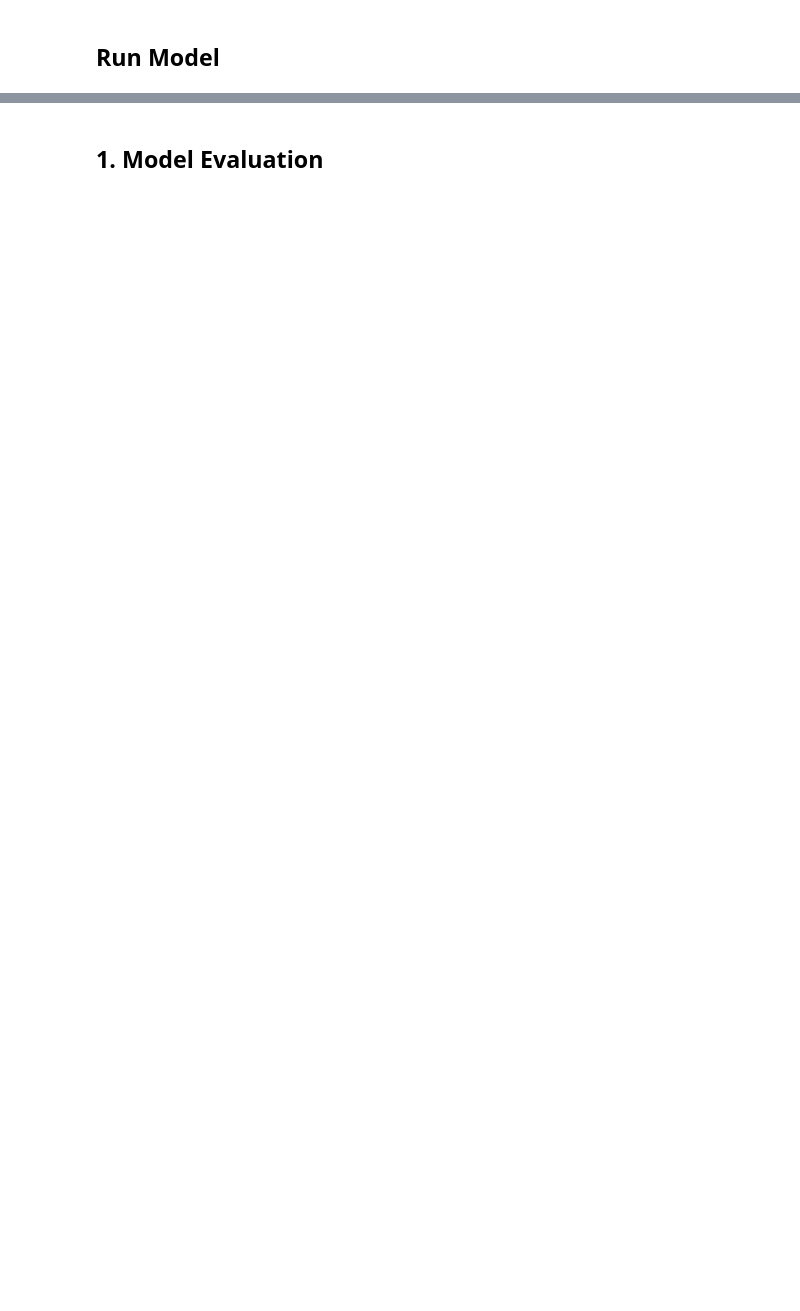
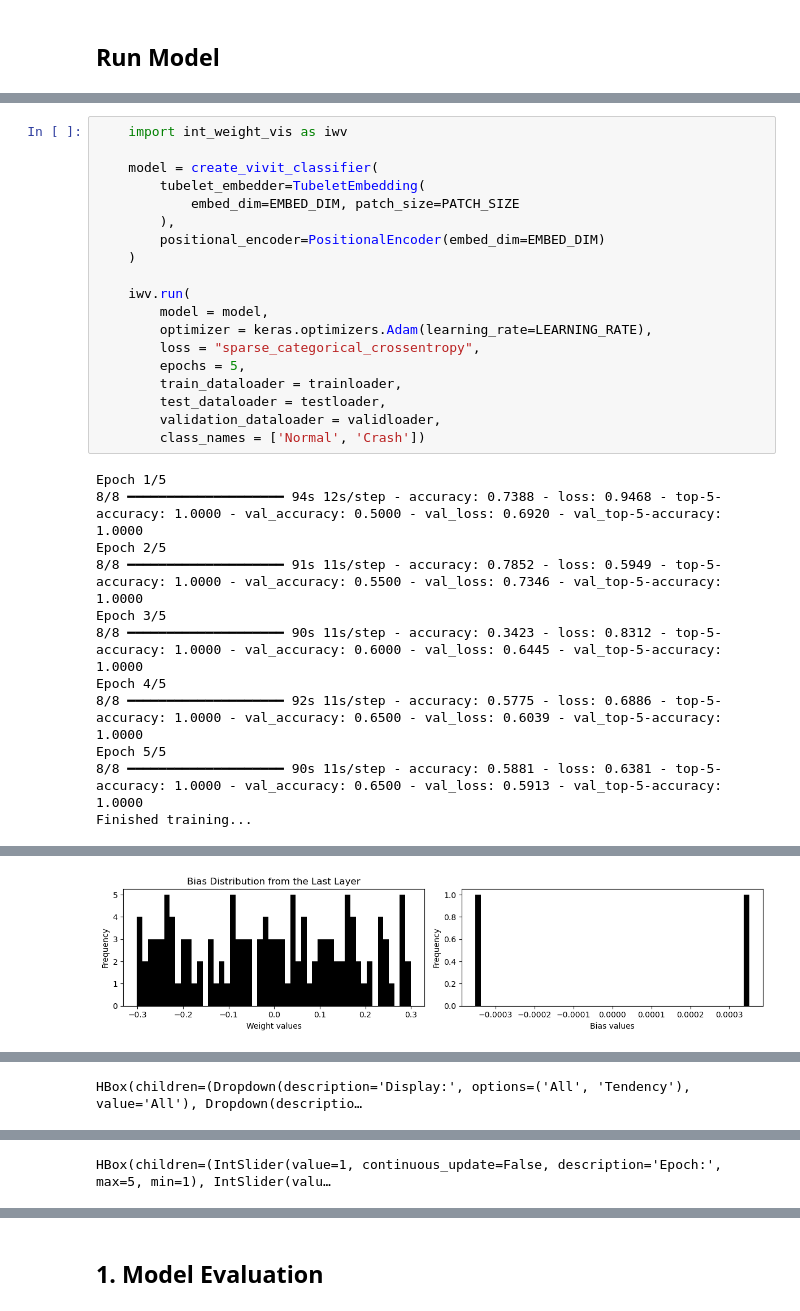
Before and after one commit to ANNIZHENG/Interactive_Weight_Analytics_Interface, a Jupyter notebook: VideoVisionTransformer.ipynb, the cells around one changed output, grey strips where cells are left out. Drawn from its saved outputs; the diff is of its cells as text; blank space fills up the shorter version.

```diff
--- a/VideoVisionTransformer.ipynb
+++ b/VideoVisionTransformer.ipynb
@@ -411,0 +396,31 @@ Epoch 5/5
+# %%
+    import int_weight_vis as iwv
+
+    model = create_vivit_classifier(
+        tubelet_embedder=TubeletEmbedding(
+            embed_dim=EMBED_DIM, patch_size=PATCH_SIZE
+        ),
+        positional_encoder=PositionalEncoder(embed_dim=EMBED_DIM)
+    )
+
+    iwv.run(
+        model = model,
+        optimizer = keras.optimizers.Adam(learning_rate=LEARNING_RATE),
+        loss = "sparse_categorical_crossentropy",
+        epochs = 5,
+        train_dataloader = trainloader,
+        test_dataloader = testloader,
+        validation_dataloader = validloader,
+        class_names = ['Normal', 'Crash'])
+# %% [output]
+Epoch 1/5
+8/8 ━━━━━━━━━━━━━━━━━━━━ 94s 12s/step - accuracy: 0.7388 - loss: 0.9468 - top-5-accuracy: 1.0000 - val_accuracy: 0.5000 - val_loss: 0.6920 - val_top-5-accuracy: 1.0000
+Epoch 2/5
+8/8 ━━━━━━━━━━━━━━━━━━━━ 91s 11s/step - accuracy: 0.7852 - loss: 0.5949 - top-5-accuracy: 1.0000 - val_accuracy: 0.5500 - val_loss: 0.7346 - val_top-5-accuracy: 1.0000
+Epoch 3/5
+8/8 ━━━━━━━━━━━━━━━━━━━━ 90s 11s/step - accuracy: 0.3423 - loss: 0.8312 - top-5-accuracy: 1.0000 - val_accuracy: 0.6000 - val_loss: 0.6445 - val_top-5-accuracy: 1.0000
+Epoch 4/5
+8/8 ━━━━━━━━━━━━━━━━━━━━ 92s 11s/step - accuracy: 0.5775 - loss: 0.6886 - top-5-accuracy: 1.0000 - val_accuracy: 0.6500 - val_loss: 0.6039 - val_top-5-accuracy: 1.0000
+Epoch 5/5
+8/8 ━━━━━━━━━━━━━━━━━━━━ 90s 11s/step - accuracy: 0.5881 - loss: 0.6381 - top-5-accuracy: 1.0000 - val_accuracy: 0.6500 - val_loss: 0.5913 - val_top-5-accuracy: 1.0000
+Finished training...
@@ -411,0 +429 @@ Epoch 5/5
+[figure, added]
@@ -411,0 +432 @@ Epoch 5/5
+HBox(children=(Dropdown(description='Display:', options=('All', 'Tendency'), value='All'), Dropdown(descriptio…
@@ -411,0 +434 @@ Epoch 5/5
+HBox(children=(IntSlider(value=1, continuous_update=False, description='Epoch:', max=5, min=1), IntSlider(valu…
```
Also changed, not shown: parts of 60 cells of this notebook.
